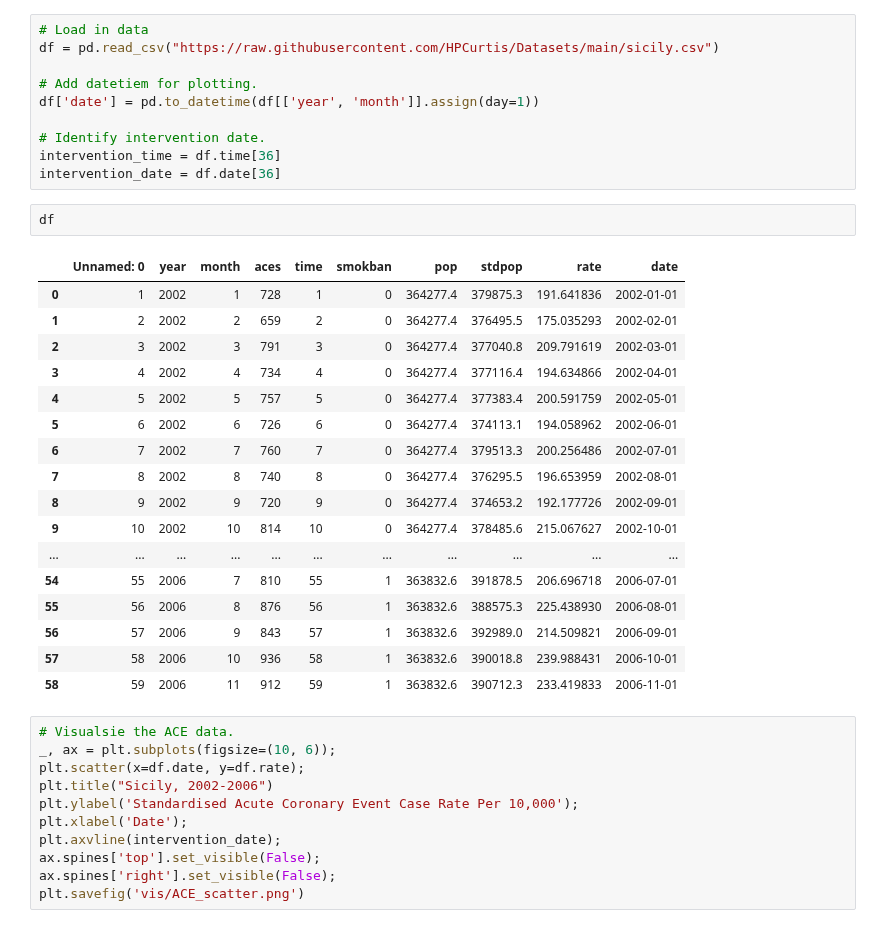
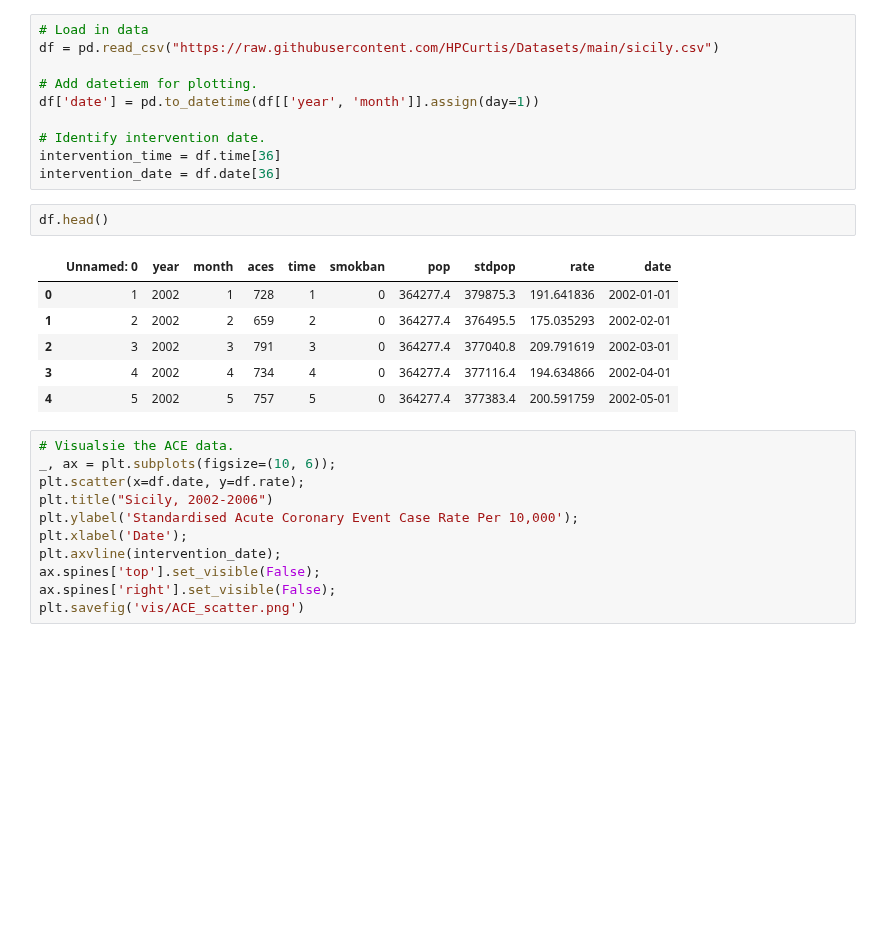
Before and after one commit to HPCurtis/ITS_spline_pymc, a Jupyter notebook: its.ipynb, the cells around one changed output. Saved outputs shown, nothing was run; the diff lists cells and outputs as text; blank space fills up the shorter version.

```diff
--- a/its.ipynb
+++ b/its.ipynb
@@ -36,25 +36,14 @@ df['date'] = pd.to_datetime(df[['year', 'month']].assign(day=1))
 intervention_time = df.time[36]
 intervention_date = df.date[36]
 # %%
-df
+df.head()
 # %% [output]
 |  | Unnamed: 0 | year | month | aces | time | smokban | pop | stdpop | rate | date |
 | 0 | 1 | 2002 | 1 | 728 | 1 | 0 | 364277.4 | 379875.3 | 191.641836 | 2002-01-01 |
 | 1 | 2 | 2002 | 2 | 659 | 2 | 0 | 364277.4 | 376495.5 | 175.035293 | 2002-02-01 |
 | 2 | 3 | 2002 | 3 | 791 | 3 | 0 | 364277.4 | 377040.8 | 209.791619 | 2002-03-01 |
 | 3 | 4 | 2002 | 4 | 734 | 4 | 0 | 364277.4 | 377116.4 | 194.634866 | 2002-04-01 |
 | 4 | 5 | 2002 | 5 | 757 | 5 | 0 | 364277.4 | 377383.4 | 200.591759 | 2002-05-01 |
-| 5 | 6 | 2002 | 6 | 726 | 6 | 0 | 364277.4 | 374113.1 | 194.058962 | 2002-06-01 |
-| 6 | 7 | 2002 | 7 | 760 | 7 | 0 | 364277.4 | 379513.3 | 200.256486 | 2002-07-01 |
-| 7 | 8 | 2002 | 8 | 740 | 8 | 0 | 364277.4 | 376295.5 | 196.653959 | 2002-08-01 |
-| 8 | 9 | 2002 | 9 | 720 | 9 | 0 | 364277.4 | 374653.2 | 192.177726 | 2002-09-01 |
-| 9 | 10 | 2002 | 10 | 814 | 10 | 0 | 364277.4 | 378485.6 | 215.067627 | 2002-10-01 |
-| ... | ... | ... | ... | ... | ... | ... | ... | ... | ... | ... |
-| 54 | 55 | 2006 | 7 | 810 | 55 | 1 | 363832.6 | 391878.5 | 206.696718 | 2006-07-01 |
-| 55 | 56 | 2006 | 8 | 876 | 56 | 1 | 363832.6 | 388575.3 | 225.438930 | 2006-08-01 |
-| 56 | 57 | 2006 | 9 | 843 | 57 | 1 | 363832.6 | 392989.0 | 214.509821 | 2006-09-01 |
-| 57 | 58 | 2006 | 10 | 936 | 58 | 1 | 363832.6 | 390018.8 | 239.988431 | 2006-10-01 |
-| 58 | 59 | 2006 | 11 | 912 | 59 | 1 | 363832.6 | 390712.3 | 233.419833 | 2006-11-01 |
 # %%
 # Visualsie the ACE data.
 _, ax = plt.subplots(figsize=(10, 6));
```
